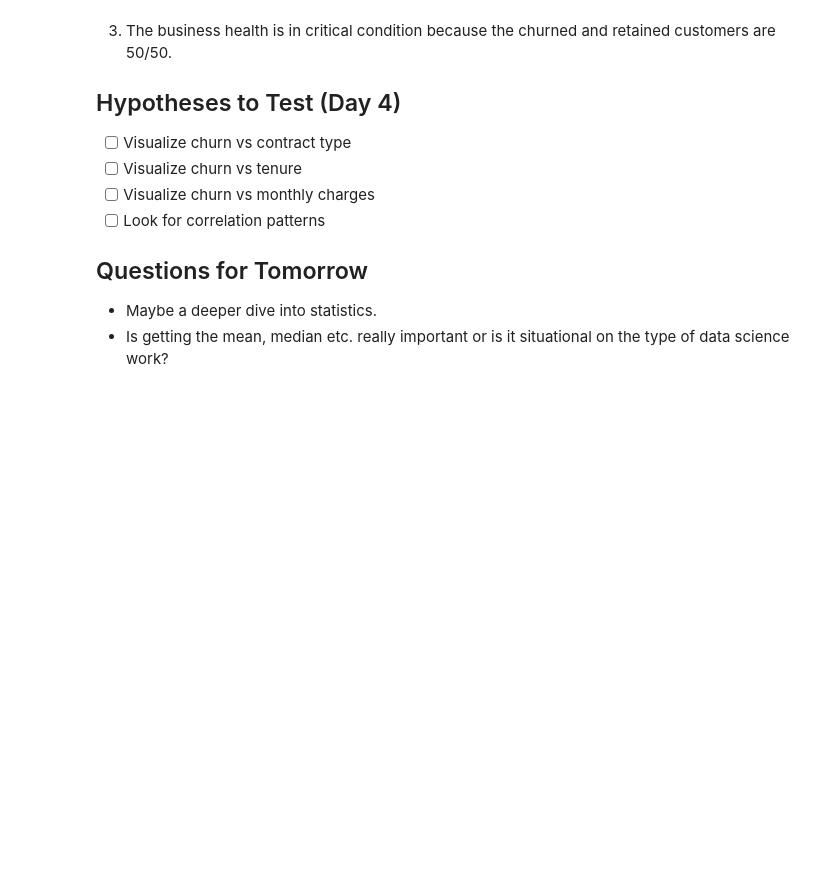
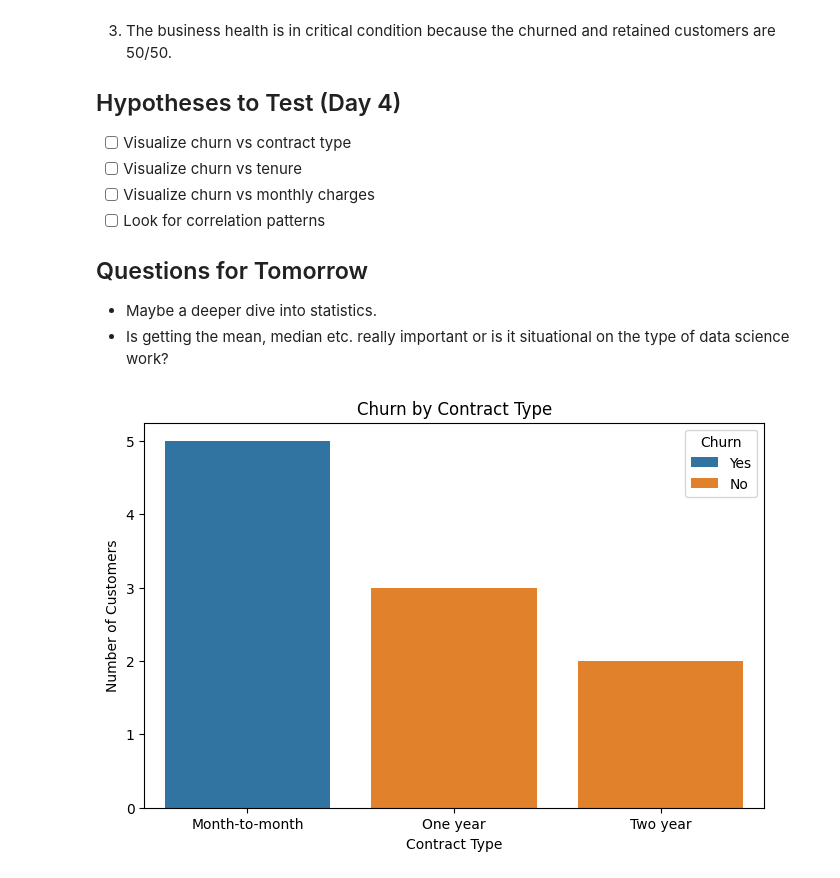
Before and after one commit to alexis-aquino/customer-churner, a Jupyter notebook: notebooks/01_load_data.ipynb, the cells around one changed output. Drawn from its saved outputs; the diff is of its cells as text; code cells hidden in the pictures; blank space fills up the shorter version.

Commit message:
Day 4 - Quarter of day 4 done. Ran a code to show a chart of churns by contract type

```diff
--- a/notebooks/01_load_data.ipynb
+++ b/notebooks/01_load_data.ipynb
@@ -507,3 +507,21 @@ Based on patterns observed:
 ## Questions for Tomorrow
 - Maybe a deeper dive into statistics.
 - Is getting the mean, median etc. really important or is it situational on the type of data science work?
+# %%
+import pandas as pd
+import matplotlib.pyplot as plt
+import seaborn as sns
+
+# Load data
+df = pd.read_csv("../data/churn_cleaned.csv")
+
+# Create ONE simple bar chart
+plt.figure(figsize=(8, 5))
+sns.countplot(data=df, x='contract', hue='churn')
+plt.title('Churn by Contract Type')
+plt.xlabel('Contract Type')
+plt.ylabel('Number of Customers')
+plt.legend(title='Churn', labels=['Yes', 'No'])
+plt.show()
+# %% [output]
+[figure, added]
```
Also changed, not shown: parts of 2 cells of this notebook.
